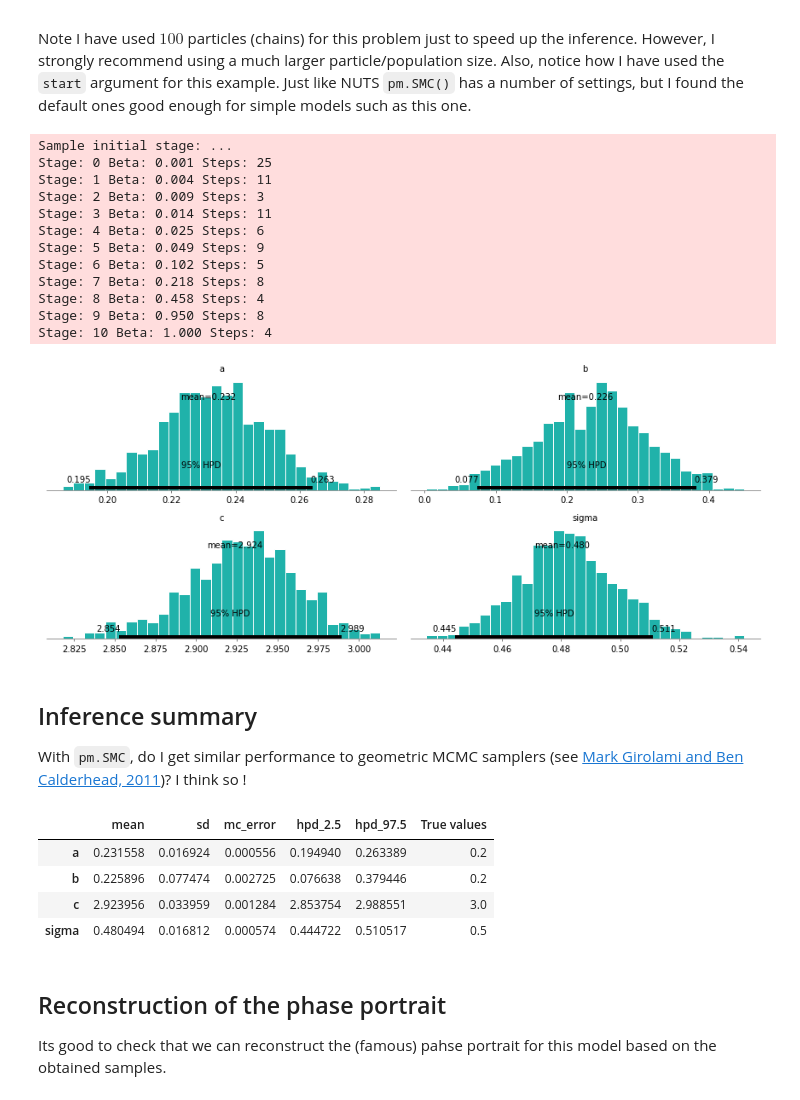
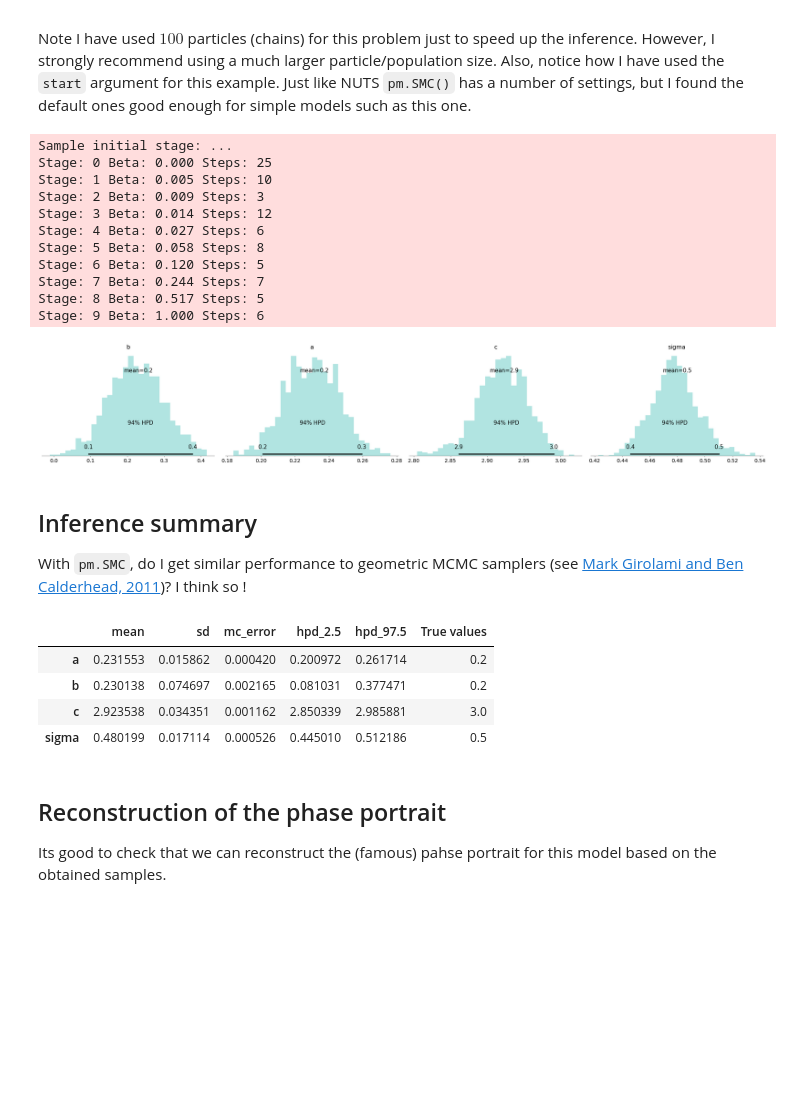
Before and after one commit to sanmitraghosh/P2M2, a Jupyter notebook: ODE_parameter_estimation.ipynb, the cells around one changed output. Cells and saved outputs as stored; diff of their text form; code cells hidden in the pictures; blank space fills up the shorter version.

```diff
--- a/ODE_parameter_estimation.ipynb
+++ b/ODE_parameter_estimation.ipynb
@@ -53,10 +48,7 @@ I will showcase two distinctive approaches, supported by PyMC3, for the estimati
 # %%
 class LotkaVolterraModel(object):
     def __init__(self, y0=None):
-        if y0 is None:
-            self._y0 = np.array([1, 1], dtype=float)
-        else:
-            self._y0 = np.array(y0, dtype=float)
+        self._y0 = y0
 
     def simulate(self, parameters, times):
         alpha, beta, gamma, delta, Xt0, Yt0 = [float(x) for x in parameters]
@@ -105,7 +97,7 @@ class LotkaVolterraModel(object):
     def simulate_with_sensitivities(self, parameters, times):
         return self._simulate(parameters, times, True)
     def _simulate(self, parameters, times, sensitivities):
-        alpha, beta, gamma, delta, Xt0, Yt0 = [float(x) for x in parameters]
+        alpha, beta, gamma, delta, Xt0, Yt0 = [x for x in parameters]
         def r(y, t, p):
             X, Y = y
             dX_dt = alpha*X - beta*X*Y
@@ -240,7 +232,7 @@ def state(x):
     return State.reshape((2*len(State),))
 
 def numpy_vsp(x, g):
-    numpy_sens = cached_solver(np.array(x,dtype=np.float64))[1].reshape((2*len(times),len(x)))
+    numpy_sens = cached_solver(np.array(x,dtype=np.float64))[1].reshape((n_states*len(times),len(x)))
     return numpy_sens.T.dot(g)
 # %% [markdown]
 ## The  Hudson's Bay Company data
@@ -477,7 +485,6 @@ FN_model = pm.Model()
 n_chains = 100               # WARNING: Always use n_chains >= 500 for real aplications
 
 with FN_model:
-
 
     a = pm.Gamma('a', alpha=2, beta=1)
     b = pm.Normal('b', mu=0, sd=1)
@@ -499,21 +506,20 @@ with FN_model:
     trace_FN = pm.sample(1000, progressbar=False, chains=n_chains, start=startsmc, step=pm.SMC())
 # %% [output]
 Sample initial stage: ...
-Stage: 0 Beta: 0.001 Steps: 25
-Stage: 1 Beta: 0.004 Steps: 11
+Stage: 0 Beta: 0.000 Steps: 25
+Stage: 1 Beta: 0.005 Steps: 10
 Stage: 2 Beta: 0.009 Steps: 3
-Stage: 3 Beta: 0.014 Steps: 11
-Stage: 4 Beta: 0.025 Steps: 6
-Stage: 5 Beta: 0.049 Steps: 9
-Stage: 6 Beta: 0.102 Steps: 5
-Stage: 7 Beta: 0.218 Steps: 8
-Stage: 8 Beta: 0.458 Steps: 4
-Stage: 9 Beta: 0.950 Steps: 8
-Stage: 10 Beta: 1.000 Steps: 4
+Stage: 3 Beta: 0.014 Steps: 12
+Stage: 4 Beta: 0.027 Steps: 6
+Stage: 5 Beta: 0.058 Steps: 8
+Stage: 6 Beta: 0.120 Steps: 5
+Stage: 7 Beta: 0.244 Steps: 7
+Stage: 8 Beta: 0.517 Steps: 5
+Stage: 9 Beta: 1.000 Steps: 6
 # %%
-pm.plot_posterior(trace_FN,['a','b','c','sigma'],color='lightseagreen');
+pm.plot_posterior(trace_FN, kind='hist', bins=30, color='lightseagreen');
 # %% [output]
-[figure, old version]
+[figure, new version]
 # %% [markdown]
 ## Inference summary
 
@@ -530,10 +536,10 @@ true_params.pop();
 results
 # %% [output]
 |  | mean | sd | mc_error | hpd_2.5 | hpd_97.5 | True values |
-| a | 0.231558 | 0.016924 | 0.000556 | 0.194940 | 0.263389 | 0.2 |
-| b | 0.225896 | 0.077474 | 0.002725 | 0.076638 | 0.379446 | 0.2 |
-| c | 2.923956 | 0.033959 | 0.001284 | 2.853754 | 2.988551 | 3.0 |
-| sigma | 0.480494 | 0.016812 | 0.000574 | 0.444722 | 0.510517 | 0.5 |
+| a | 0.231553 | 0.015862 | 0.000420 | 0.200972 | 0.261714 | 0.2 |
+| b | 0.230138 | 0.074697 | 0.002165 | 0.081031 | 0.377471 | 0.2 |
+| c | 2.923538 | 0.034351 | 0.001162 | 2.850339 | 2.985881 | 3.0 |
+| sigma | 0.480199 | 0.017114 | 0.000526 | 0.445010 | 0.512186 | 0.5 |
 # %% [markdown]
 ## Reconstruction of the phase portrait
 
```
Also changed, not shown: parts of 14 cells of this notebook.
